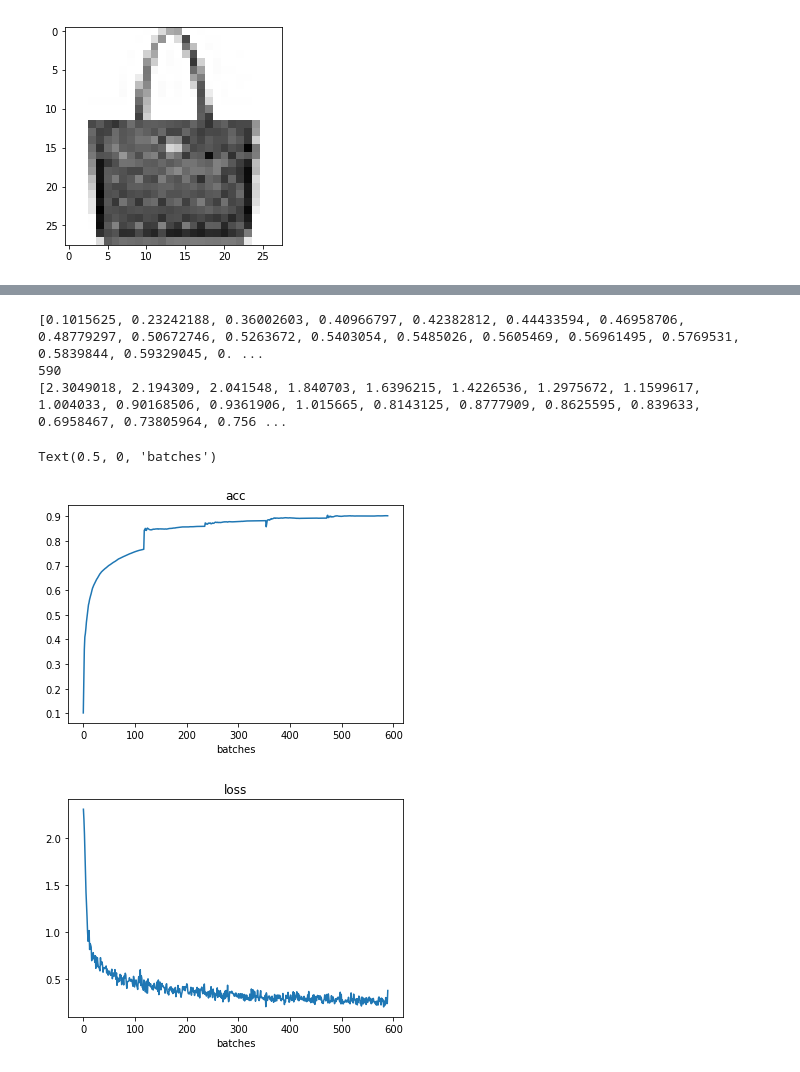
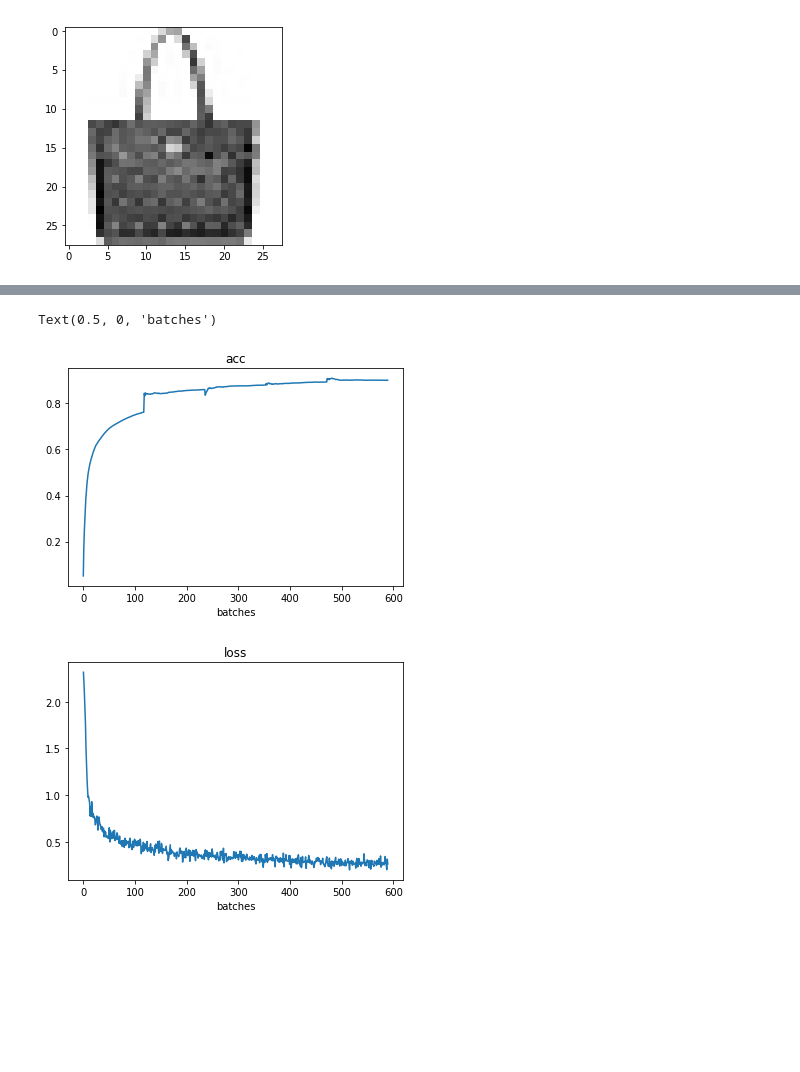
Before and after one commit to AhmedHisham1/Fashion-MNIST-TF, a Jupyter notebook: Fashion_MNIST_KERAS_with_callbacks.ipynb, the cells around one changed output, grey strips where cells are left out. Cells and saved outputs as stored; diff of their text form; code cells hidden in the pictures; blank space fills up the shorter version.

```diff
--- a/Fashion_MNIST_KERAS_with_callbacks.ipynb
+++ b/Fashion_MNIST_KERAS_with_callbacks.ipynb
@@ -45,7 +47,7 @@ class CustomCallback(tf.keras.callbacks.Callback):
     def on_train_begin(self, logs=None):
         self.saved_logs = []
     def on_epoch_end(self, epoch, logs={}):
-        if logs.get('acc')>0.9:
+        if logs.get('accuracy')>0.9:
             print("\nReached more than 90% accuracy. Ending the training!")
             self.model.stop_training = True
 
@@ -87,25 +90,22 @@ Reached more than 90% accuracy. Ending the training!
 # %%
-acc_log = [mycallback.saved_logs[i]['acc'] for i in range(len(mycallback.saved_logs))]
+acc_log = [mycallback.saved_logs[i]['accuracy'] for i in range(len(mycallback.saved_logs))]
 loss_log = [mycallback.saved_logs[i]['loss'] for i in range(len(mycallback.saved_logs))]
 
 plt.figure()
 # plt.subplot(121)
 plt.plot([i for i in range(len(mycallback.saved_logs))], acc_log)
 plt.title('acc')
 plt.xlabel('batches')
 
 plt.figure()
 # plt.subplot(122)
 plt.plot([i for i in range(len(mycallback.saved_logs))], loss_log)
 plt.title('loss')
 plt.xlabel('batches')
 # %% [output]
-[0.1015625, 0.23242188, 0.36002603, 0.40966797, 0.42382812, 0.44433594, 0.46958706, 0.48779297, 0.50672746, 0.5263672, 0.5403054, 0.5485026, 0.5605469, 0.56961495, 0.5769531, 0.5839844, 0.59329045, 0. ...
-590
-[2.3049018, 2.194309, 2.041548, 1.840703, 1.6396215, 1.4226536, 1.2975672, 1.1599617, 1.004033, 0.90168506, 0.9361906, 1.015665, 0.8143125, 0.8777909, 0.8625595, 0.839633, 0.6958467, 0.73805964, 0.756 ...
+Text(0.5, 0, 'batches')
-Text(0.5, 0, 'batches')
-[figure, old version]
+[figure, new version]
-[figure, old version]
+[figure, new version]
 # %%
 from sklearn.metrics import confusion_matrix
 
```
Also changed, not shown: parts of 3 cells of this notebook.
